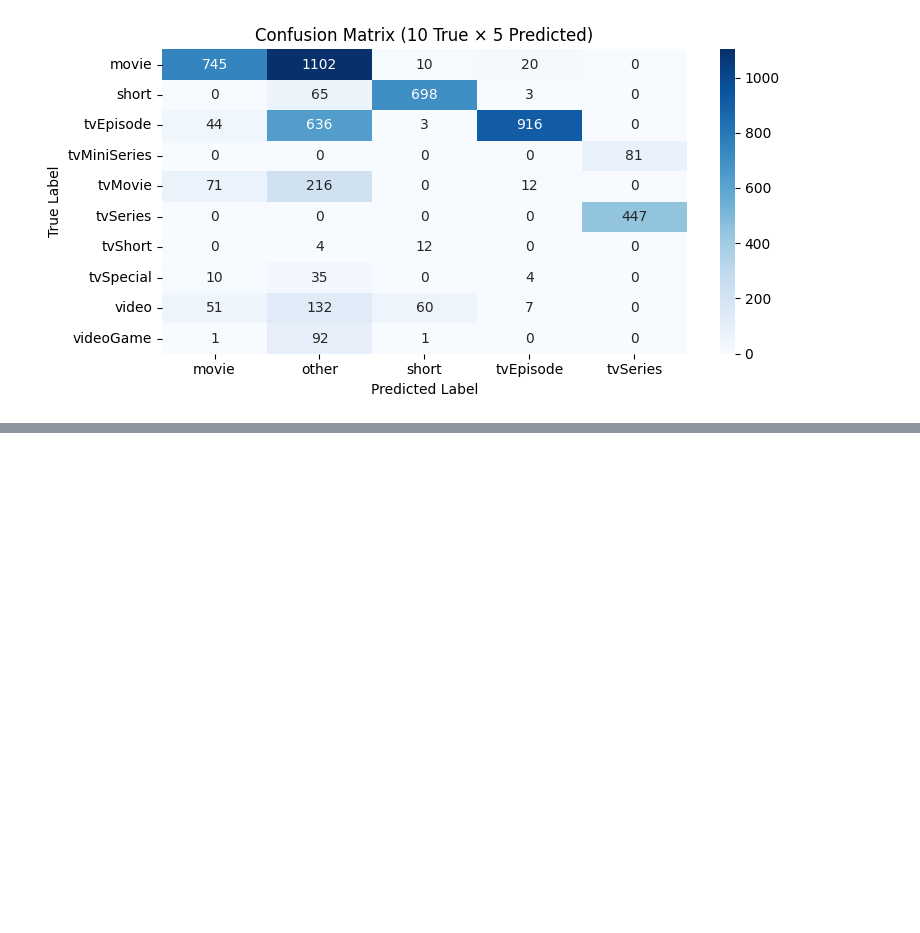
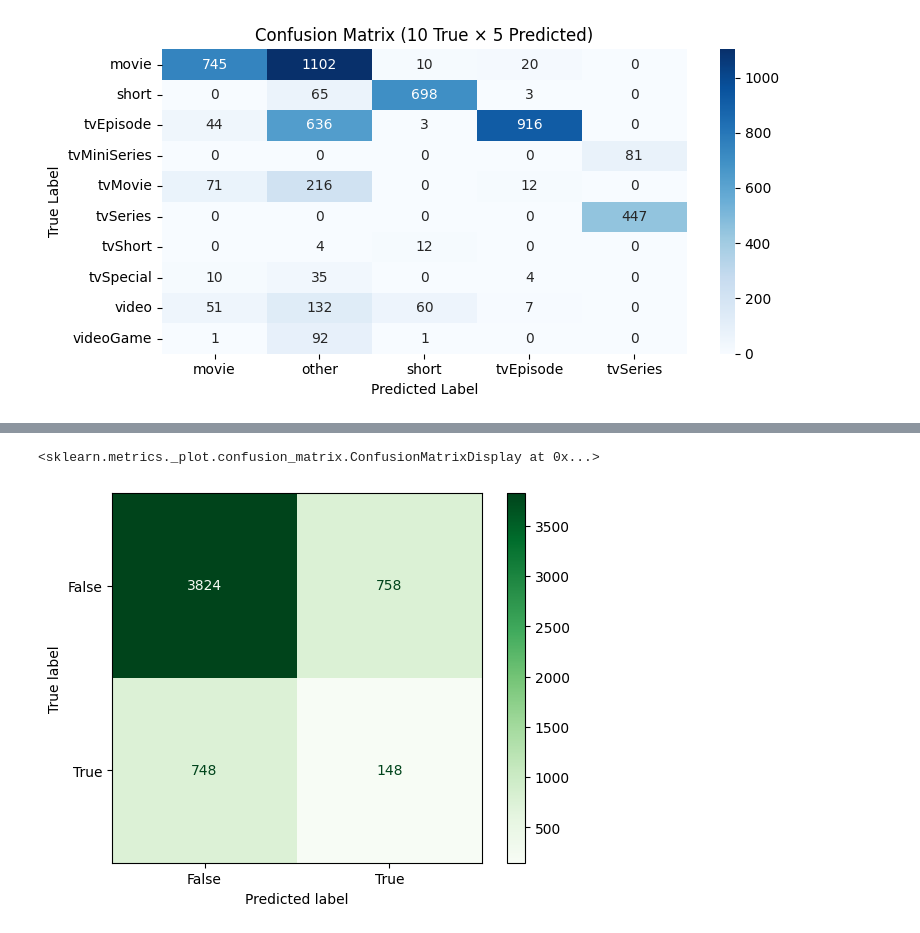
Before and after one commit to g-fabiani4-unipi/dm1_project, a Jupyter notebook: src/pattern_mining.ipynb, the cells around one changed output, grey strips where cells are left out. Saved outputs shown, nothing was run; the diff lists cells and outputs as text; code cells hidden in the pictures; blank space fills up the shorter version.

```diff
--- a/src/pattern_mining.ipynb
+++ b/src/pattern_mining.ipynb
@@ -655,0 +671,3 @@ plt.show()
+# %%
+train_X, train_y = df_copy[num_cols], df_copy[target_feat]
+test_X, test_y = df_test[num_cols], df_test[target_feat]
@@ -655,0 +677,26 @@ plt.show()
+# %%
+splitter = StratifiedKFold(n_splits=5, shuffle=True, random_state=42)
+pipeline = Pipeline([
+    ('scaler', StandardScaler()),
+    ('clf', KNeighborsClassifier())
+])
+
+ks= np.arange(1, 500, 5)
+param_grid = {
+    "clf__n_neighbors": ks,
+    "clf__weights": ["uniform", "distance"],
+    "clf__metric": ["euclidean", "cityblock"]
+}
+
+grid = GridSearchCV(
+    pipeline,
+    param_grid=param_grid,
+    scoring='recall',
+    cv=splitter,
+    n_jobs=-1,
+    verbose=2,
+    refit=True
+)
+# %%
+%time
+grid.fit(train_X, train_y)
@@ -655,0 +740,2 @@ plt.show()
+# %%
+knn_pred = grid.best_estimator_.predict(test_X)
@@ -655,0 +753,5 @@ plt.show()
+# %%
+ConfusionMatrixDisplay.from_predictions(y_pred=knn_pred, y_true=test_y, cmap='Greens')
+# %% [output]
+<sklearn.metrics._plot.confusion_matrix.ConfusionMatrixDisplay at 0x...>
+[figure, added]
```
Also changed, not shown: parts of 33 cells of this notebook.
